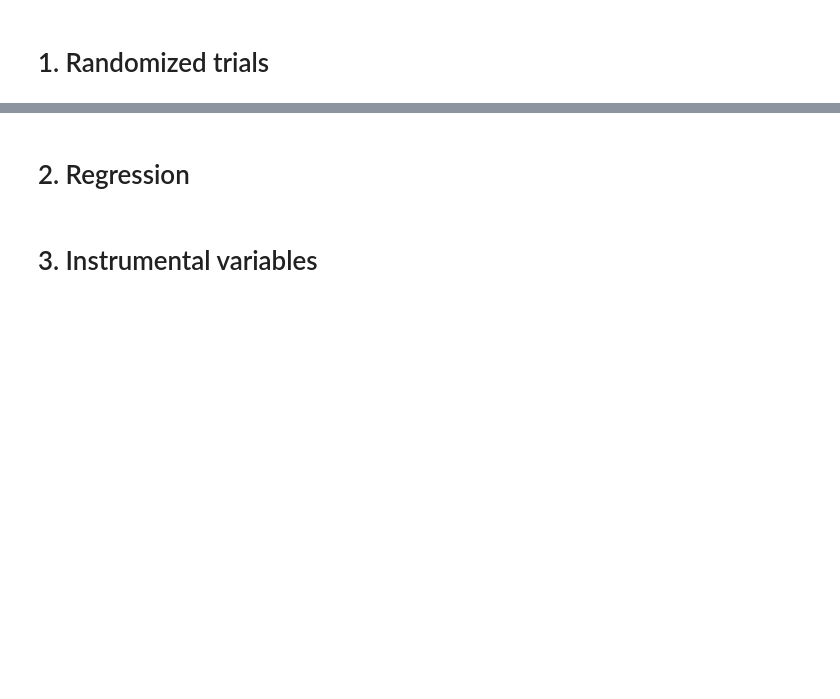
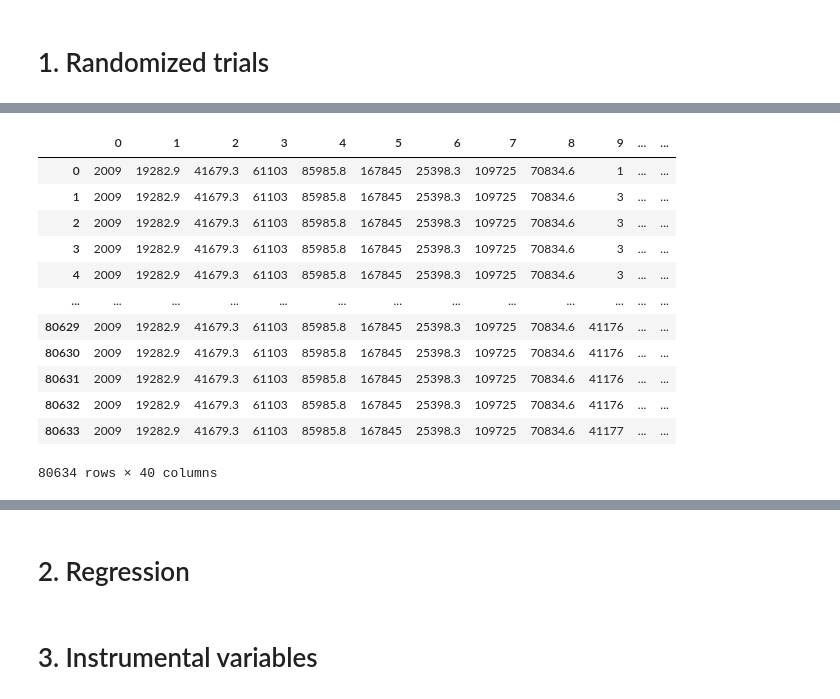
Before and after one commit to boyuan-li/mastering-metrics, a Jupyter notebook: Mastering metrics.ipynb, the cells around one changed output, grey strips where cells are left out. Saved outputs shown, nothing was run; the diff lists cells and outputs as text; code cells hidden in the pictures; blank space fills up the shorter version.

```diff
--- a/Mastering metrics.ipynb
+++ b/Mastering metrics.ipynb
@@ -12,0 +72,6 @@ https://www.masteringmetrics.com/resources/
+# %%
+%%R
+data('NHIS2009', package = 'masteringmetrics')
+rdf = as.data.frame(NHIS2009)
+rcols = colnames(rdf)
+head(rdf)
@@ -12,0 +98,18 @@ https://www.masteringmetrics.com/resources/
+# %%
+import pandas as pd
+df = pd.DataFrame(pd.DataFrame(rdf).T)
+df
+# %% [output]
+|  | 0 | 1 | 2 | 3 | 4 | 5 | 6 | 7 | 8 | 9 | ... | ... |
+| 0 | 2009 | 19282.9 | 41679.3 | 61103 | 85985.8 | 167845 | 25398.3 | 109725 | 70834.6 | 1 | ... | ... |
+| 1 | 2009 | 19282.9 | 41679.3 | 61103 | 85985.8 | 167845 | 25398.3 | 109725 | 70834.6 | 3 | ... | ... |
+| 2 | 2009 | 19282.9 | 41679.3 | 61103 | 85985.8 | 167845 | 25398.3 | 109725 | 70834.6 | 3 | ... | ... |
+| 3 | 2009 | 19282.9 | 41679.3 | 61103 | 85985.8 | 167845 | 25398.3 | 109725 | 70834.6 | 3 | ... | ... |
+| 4 | 2009 | 19282.9 | 41679.3 | 61103 | 85985.8 | 167845 | 25398.3 | 109725 | 70834.6 | 3 | ... | ... |
+| ... | ... | ... | ... | ... | ... | ... | ... | ... | ... | ... | ... | ... |
+| 80629 | 2009 | 19282.9 | 41679.3 | 61103 | 85985.8 | 167845 | 25398.3 | 109725 | 70834.6 | 41176 | ... | ... |
+| 80630 | 2009 | 19282.9 | 41679.3 | 61103 | 85985.8 | 167845 | 25398.3 | 109725 | 70834.6 | 41176 | ... | ... |
+| 80631 | 2009 | 19282.9 | 41679.3 | 61103 | 85985.8 | 167845 | 25398.3 | 109725 | 70834.6 | 41176 | ... | ... |
+| 80632 | 2009 | 19282.9 | 41679.3 | 61103 | 85985.8 | 167845 | 25398.3 | 109725 | 70834.6 | 41176 | ... | ... |
+| 80633 | 2009 | 19282.9 | 41679.3 | 61103 | 85985.8 | 167845 | 25398.3 | 109725 | 70834.6 | 41177 | ... | ... |
+80634 rows × 40 columns
```
Also changed, not shown: parts of 19 cells of this notebook.
